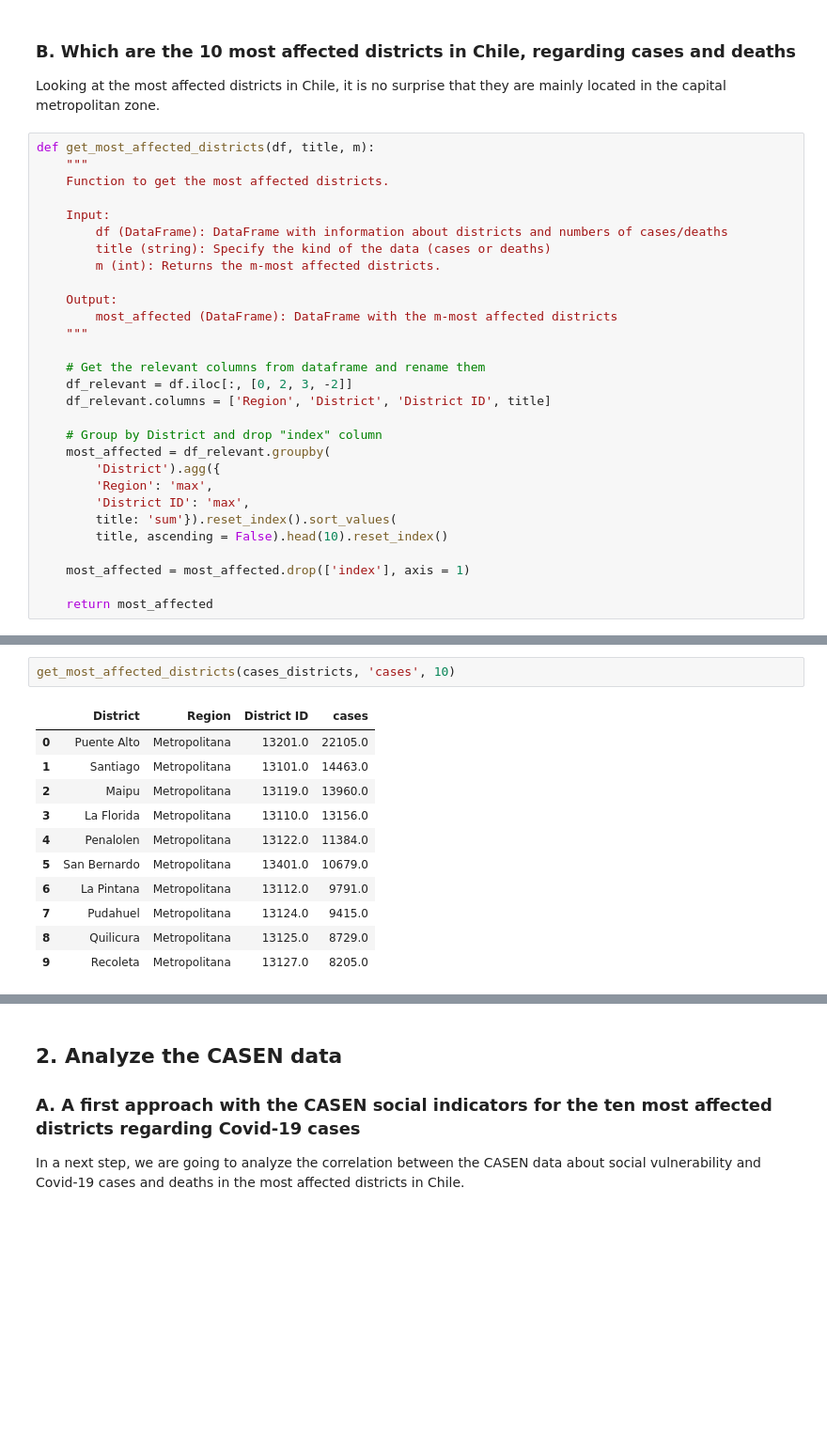
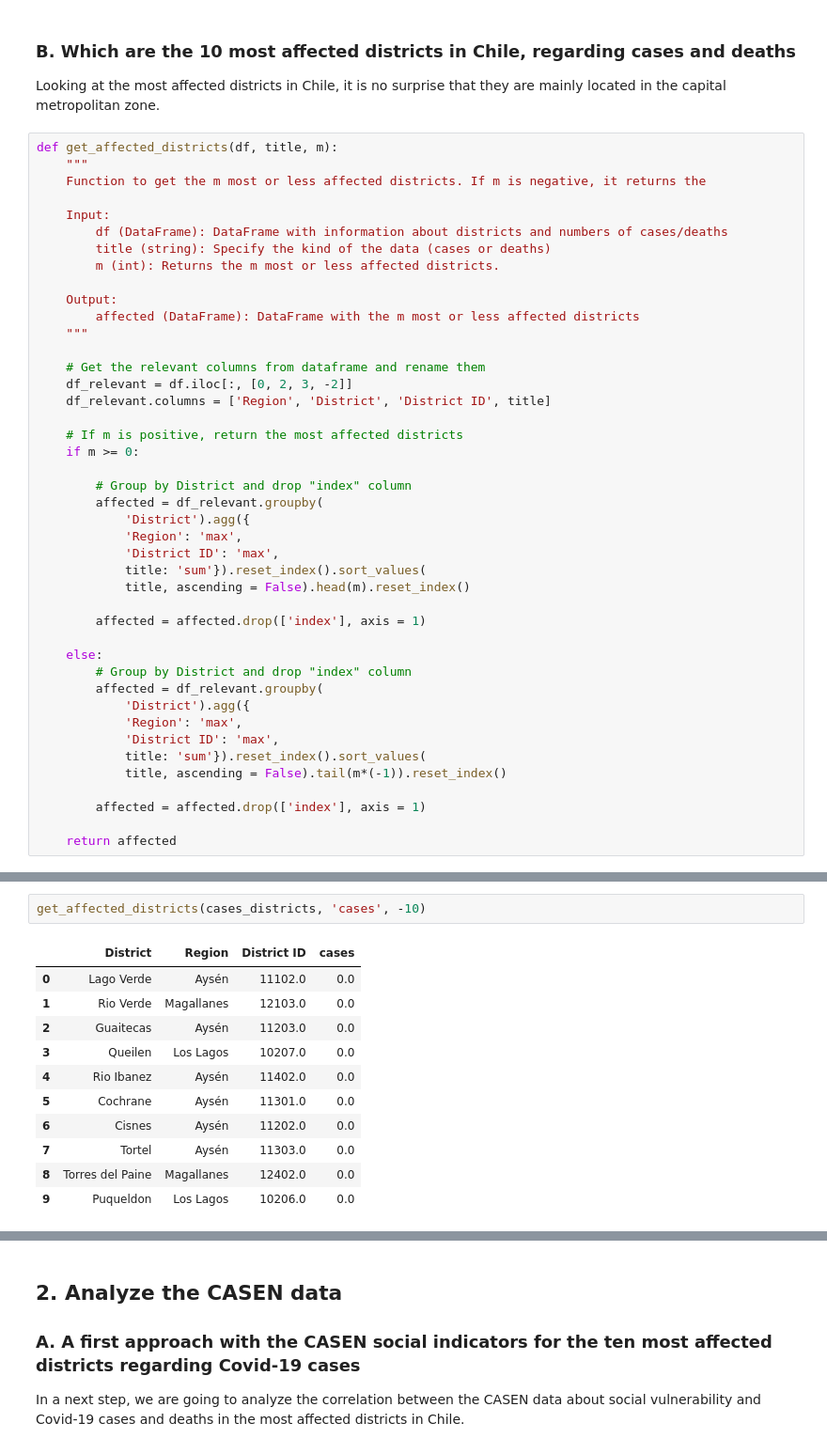
Before and after one commit to muellermax/Chile-Capstone, a Jupyter notebook: Chile Capstone.ipynb, the cells around one changed output, grey strips where cells are left out. Shown at 94% size. Saved outputs shown, nothing was run; the diff lists cells and outputs as text; blank space fills up the shorter version.

Commit message:
Still open: change get affected districts
to also return the less affected districts with more than
10 cases

```diff
--- a/Chile Capstone.ipynb
+++ b/Chile Capstone.ipynb
@@ -338,31 +330,45 @@ timeline_plot(deaths_regions, 'deaths')
 
 Looking at the most affected districts in Chile, it is no surprise that they are mainly located in the capital metropolitan zone.
 # %%
-def get_most_affected_districts(df, title, m):
+def get_affected_districts(df, title, m):
     """
-    Function to get the most affected districts.
+    Function to get the m most or less affected districts. If m is negative, it returns the
 
     Input:
         df (DataFrame): DataFrame with information about districts and numbers of cases/deaths
         title (string): Specify the kind of the data (cases or deaths)
-        m (int): Returns the m-most affected districts.
+        m (int): Returns the m most or less affected districts.
 
     Output:
-        most_affected (DataFrame): DataFrame with the m-most affected districts
+        affected (DataFrame): DataFrame with the m most or less affected districts
     """
 
     # Get the relevant columns from dataframe and rename them
     df_relevant = df.iloc[:, [0, 2, 3, -2]]
     df_relevant.columns = ['Region', 'District', 'District ID', title]
 
-    # Group by District and drop "index" column
-    most_affected = df_relevant.groupby(
-        'District').agg({
-        'Region': 'max',
-        'District ID': 'max',
-        title: 'sum'}).reset_index().sort_values(
-        title, ascending = False).head(10).reset_index()
+    # If m is positive, return the most affected districts
+    if m >= 0:
 
-    most_affected = most_affected.drop(['index'], axis = 1)
+        # Group by District and drop "index" column
+        affected = df_relevant.groupby(
+            'District').agg({
+            'Region': 'max',
+            'District ID': 'max',
+            title: 'sum'}).reset_index().sort_values(
+            title, ascending = False).head(m).reset_index()
 
-    return most_affected
+        affected = affected.drop(['index'], axis = 1)
+
+    else:
+        # Group by District and drop "index" column
+        affected = df_relevant.groupby(
+            'District').agg({
+            'Region': 'max',
+            'District ID': 'max',
+            title: 'sum'}).reset_index().sort_values(
+            title, ascending = False).tail(m*(-1)).reset_index()
+
+        affected = affected.drop(['index'], axis = 1)
+
+    return affected
@@ -369,15 +381,15 @@ def get_most_affected_districts(df, title, m):
 # %%
-get_most_affected_districts(cases_districts, 'cases', 10)
+get_affected_districts(cases_districts, 'cases', -10)
 # %% [output]
 |  | District | Region | District ID | cases |
-| 0 | Puente Alto | Metropolitana | 13201.0 | 22105.0 |
-| 1 | Santiago | Metropolitana | 13101.0 | 14463.0 |
-| 2 | Maipu | Metropolitana | 13119.0 | 13960.0 |
-| 3 | La Florida | Metropolitana | 13110.0 | 13156.0 |
-| 4 | Penalolen | Metropolitana | 13122.0 | 11384.0 |
-| 5 | San Bernardo | Metropolitana | 13401.0 | 10679.0 |
-| 6 | La Pintana | Metropolitana | 13112.0 | 9791.0 |
-| 7 | Pudahuel | Metropolitana | 13124.0 | 9415.0 |
-| 8 | Quilicura | Metropolitana | 13125.0 | 8729.0 |
-| 9 | Recoleta | Metropolitana | 13127.0 | 8205.0 |
+| 0 | Lago Verde | Aysén | 11102.0 | 0.0 |
+| 1 | Rio Verde | Magallanes | 12103.0 | 0.0 |
+| 2 | Guaitecas | Aysén | 11203.0 | 0.0 |
+| 3 | Queilen | Los Lagos | 10207.0 | 0.0 |
+| 4 | Rio Ibanez | Aysén | 11402.0 | 0.0 |
+| 5 | Cochrane | Aysén | 11301.0 | 0.0 |
+| 6 | Cisnes | Aysén | 11202.0 | 0.0 |
+| 7 | Tortel | Aysén | 11303.0 | 0.0 |
+| 8 | Torres del Paine | Magallanes | 12402.0 | 0.0 |
+| 9 | Puqueldon | Los Lagos | 10206.0 | 0.0 |
 # %%
```
Also changed, not shown: parts of 9 cells of this notebook.
